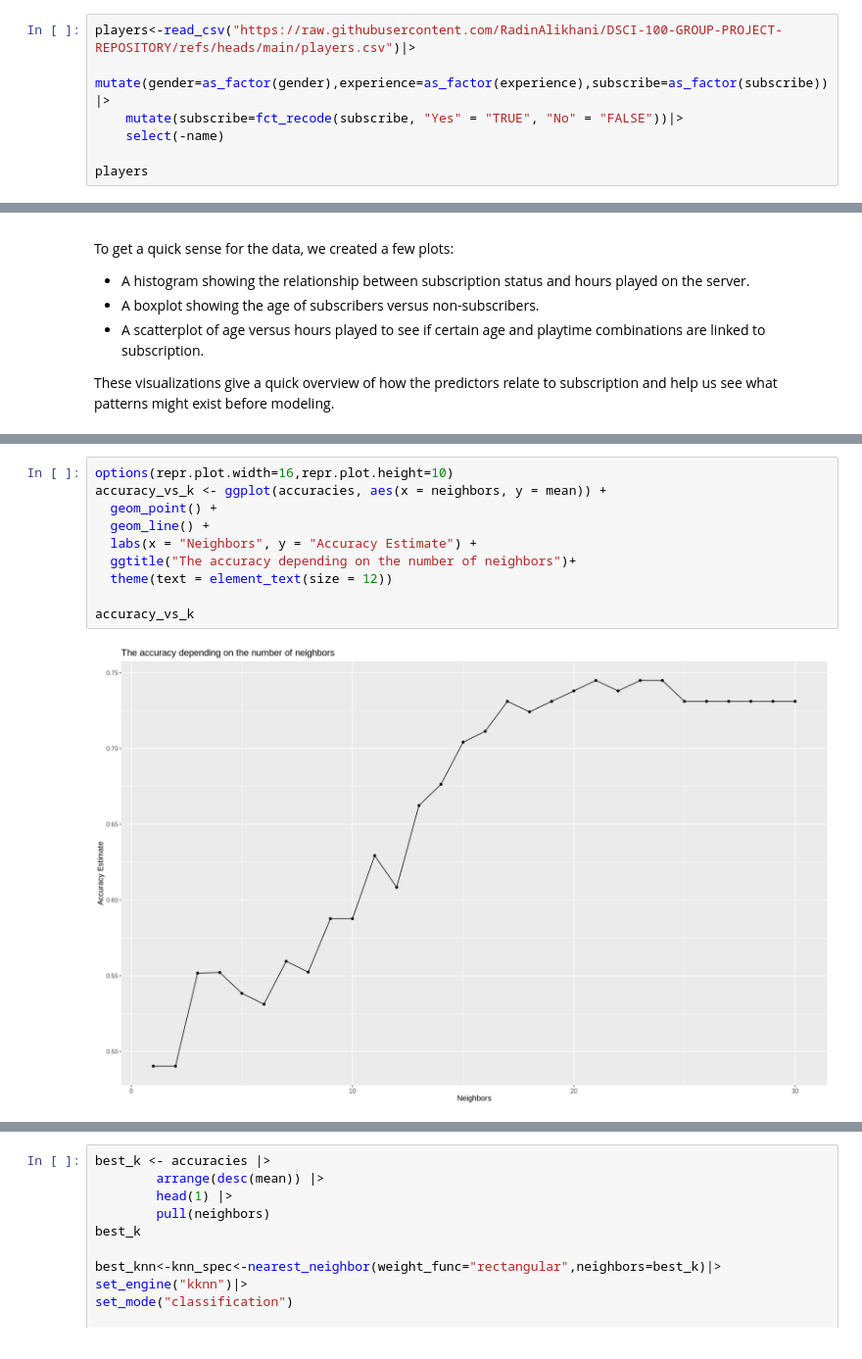
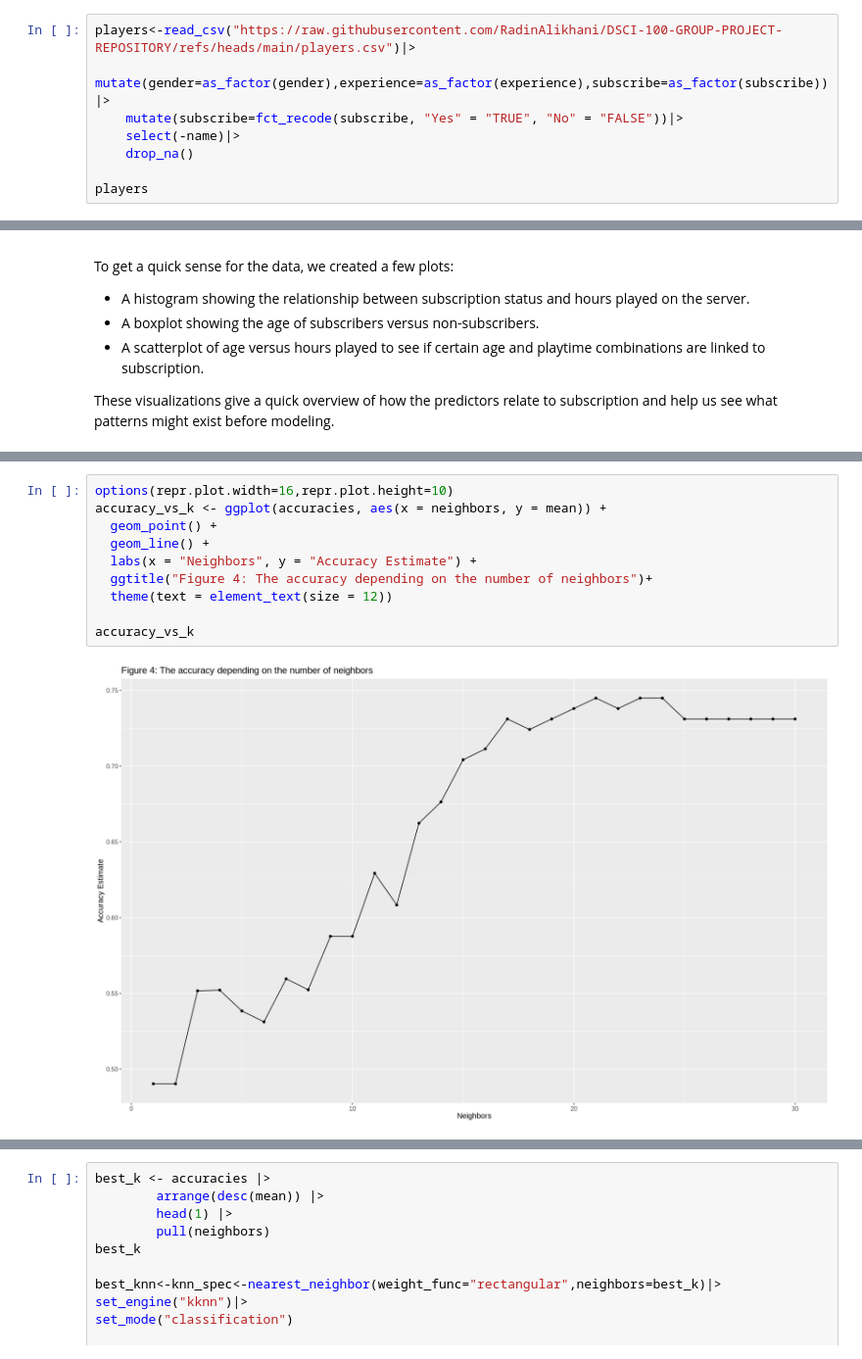
Before and after one commit to RadinAlikhani/DSCI-100-GROUP-PROJECT-REPOSITORY, a Jupyter notebook: Group Project .ipynb, the cells around one changed output, grey strips where cells are left out. Shown at 98% size. Saved outputs shown, nothing was run; the diff lists cells and outputs as text.

```diff
--- a/Group Project .ipynb
+++ b/Group Project .ipynb
@@ -91,7 +91,8 @@ First, we import the players.csv dataset and clean it up. Variables like gender,
 players<-read_csv("https://raw.githubusercontent.com/RadinAlikhani/DSCI-100-GROUP-PROJECT-REPOSITORY/refs/heads/main/players.csv")|>
     mutate(gender=as_factor(gender),experience=as_factor(experience),subscribe=as_factor(subscribe))|>
     mutate(subscribe=fct_recode(subscribe, "Yes" = "TRUE", "No" = "FALSE"))|>
-    select(-name)
+    select(-name)|>
+    drop_na()
 
 players
 # %% [output]
@@ -241,13 +247,13 @@ accuracies <- knn_results |>
 # %%
 options(repr.plot.width=16,repr.plot.height=10)
 accuracy_vs_k <- ggplot(accuracies, aes(x = neighbors, y = mean)) +
   geom_point() +
   geom_line() +
   labs(x = "Neighbors", y = "Accuracy Estimate") +
-  ggtitle("The accuracy depending on the number of neighbors")+
+  ggtitle("Figure 4: The accuracy depending on the number of neighbors")+
   theme(text = element_text(size = 12))
 
 accuracy_vs_k
 # %% [output]
-[figure, old version]
+[figure, new version]
 # %% [markdown]
```
Also changed, not shown: parts of 11 cells of this notebook.
